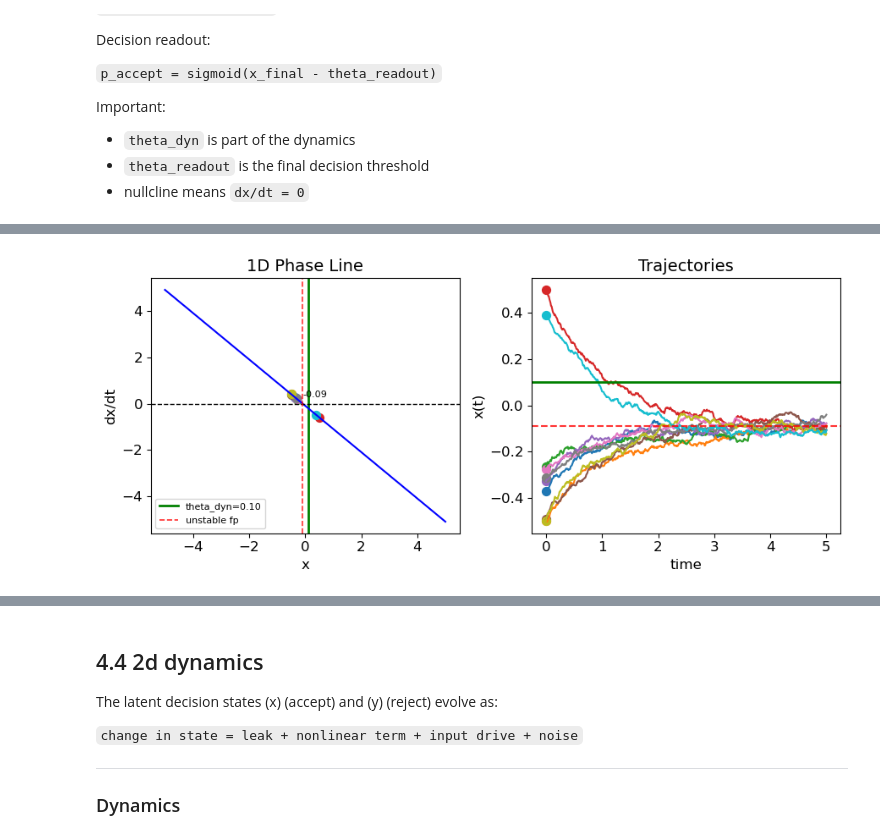
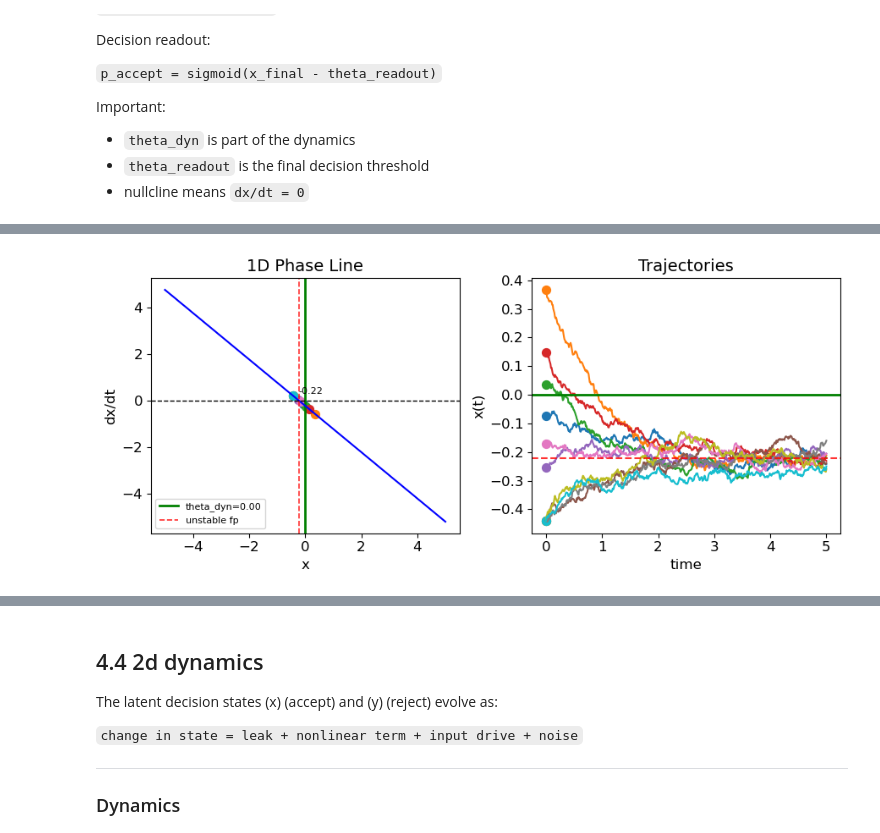
Before and after one commit to yxlin02/HCICarSim, a Jupyter notebook: DataAnalysis.ipynb, the cells around one changed output, grey strips where cells are left out. Cells and saved outputs as stored; diff of their text form; code cells hidden in the pictures.

Commit message:
optim dynamics

```diff
--- a/DataAnalysis.ipynb
+++ b/DataAnalysis.ipynb
@@ -1036,7 +1036,7 @@ df_reaction = databuilder.build_per_reaction_df(
     data_dict,
     pre_window_ms=2000,
     post_window_ms=5000,
-    # df_subject_prior=df_subject_prior,
+    df_subject_prior=df_subject_prior,
 )
 
 # print(df_reaction["prior_mean_throttle_input"].head())
@@ -2031,7 +2031,7 @@ df_reaction_II = databuilder.build_per_reaction_df(
     data_dict_II,
     pre_window_ms=2000,
     post_window_ms=5000,
-    # df_subject_prior=df_subject_prior,
+    df_subject_prior=df_subject_prior,
 )
 
 df_reaction_baseline = df_reaction[
@@ -3639,0 +3806,14 @@ dummy_row = pd.Series({
+# %%
+final_opt_res_1d = optim.random_search_dynamic_params(
+    train_df=df_reaction_all,
+    base_params=sim_params,
+    search_space=search_space,
+    simulator_func=oneddynamics.simulate_dataframe_decisions,
+    metric_weights=metric_weights,
+    n_iter=500,
+    random_state=42,
+)
+
+final_params_fullfit_1d = final_opt_res_1d["best_params"]
+for key, item in final_params_fullfit_1d.items():
+    print(f"{key}:      {item}")
@@ -3640,47 +3838,23 @@ dummy_row = pd.Series({
 # %%
-# row = df_reaction_all.iloc[800]
-# beta_c = 0.3394
-#   beta_i = 0.5997
-#   beta_ci = 0.8067
-#   gamma_throttle = 1.2526
-#   gamma_density = 0.9690
-#   gamma_time = 0.1459
-#   gamma_mode = 0.9449
-#   kappa = 1.0156
-#   lam = 0.1712
-#   a = 0.4175
-#   gain = 0.7931
+row = df_reaction_all.iloc[800]
+row = df_reaction_all.iloc[812]
 row = dummy_row
+
+
+# 0             subject_prior   1.456413  0.131508  1.456413            1.00
+# 1             time_pressure  -0.584993  0.083624  0.584993            1.00
+# 2               car_density  -0.426676  0.134932  0.426676            1.00
+# 3  recommendation_intensity  -0.390573  0.280904  0.390573            0.92
+# 4  recommendation_coherence   0.359264  0.113178  0.359264            1.00
+# 5                      mode  -0.130673  0.085450  0.130673            0.92
+# 6        var_throttle_pre2s   0.000000  0.000000  0.000000            0.00
+# 7       mean_throttle_pre2s   0.000000  0.000000  0.000000            0.00
+
 print(f"scene_id :{row['scene_id']}, mode: {row['mode']}, subcatgory: {row['recommendation_subcategory']}")
 
 result = oneddynamics.run_single_trial_demo(
     row,
-    model="nonlinear_sigmoid",
-    beta_c=1.5,
-    beta_i=0.5,
-    beta_ci=0.1,
-
-    gamma_throttle=0.1,
-    gamma_density=0.1,
-    gamma_time=0.3,
-    gamma_mode=0.02,
-
-    kappa=1.5,
-    lam=1.0,
-    a=2.5,
-    gain=2.5,
-    theta_dyn=0.0,
-
-    sigma=0.04,
-    theta_readout=0.567,
-    dt=0.01,
-    T=5.0,
-
-    density_lam_gain=0.0,
-    density_sigma_gain=0.0,
-    time_gain_multiplier=1.0,
-    auto_lam_multiplier=1.0,
-    auto_sigma_multiplier=1.0,
+    **final_params_fullfit_1d
 )
 # %% [output]
 scene_id :scene_1, mode: manual, subcatgory: 101
@@ -3702 +3876 @@ fixed points:
-[figure, old version]
+[figure, new version]
```
Also changed, not shown: parts of 33 cells of this notebook, 6 other files.
